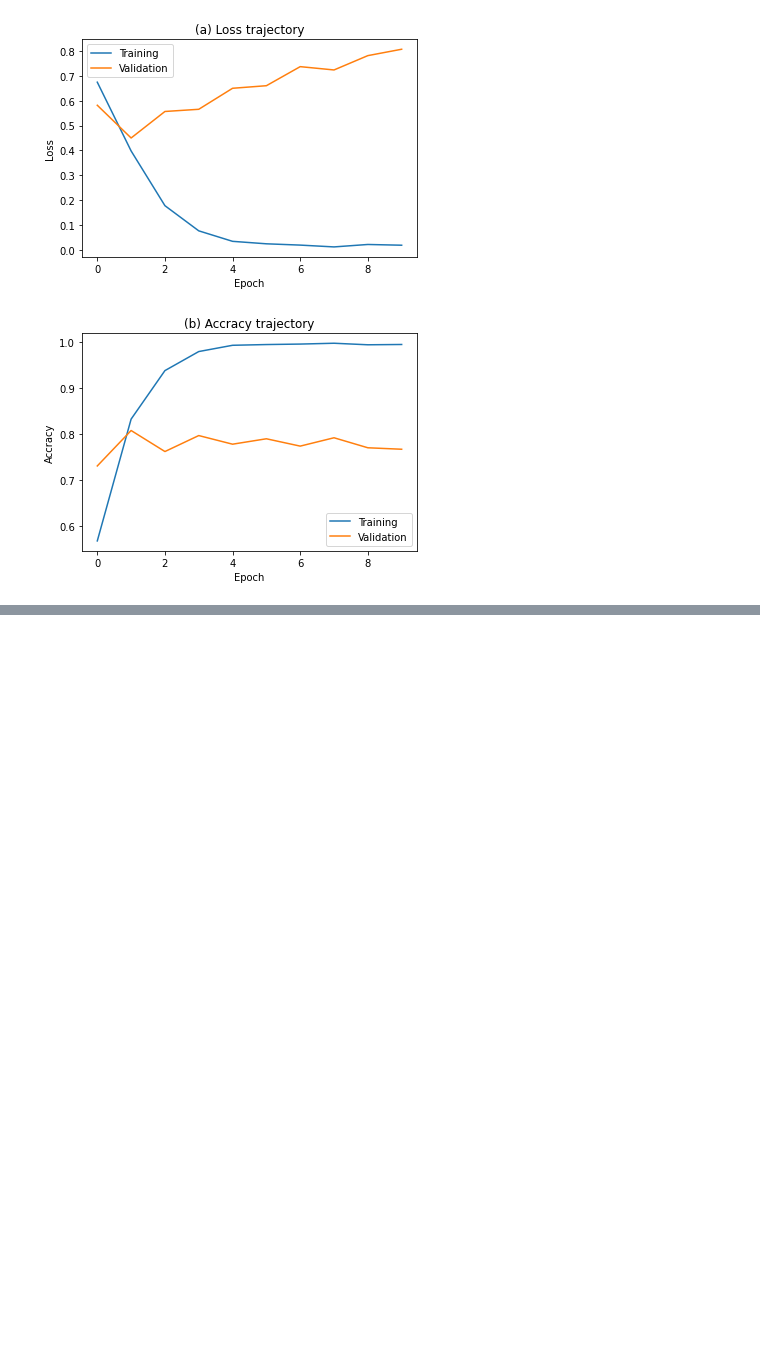
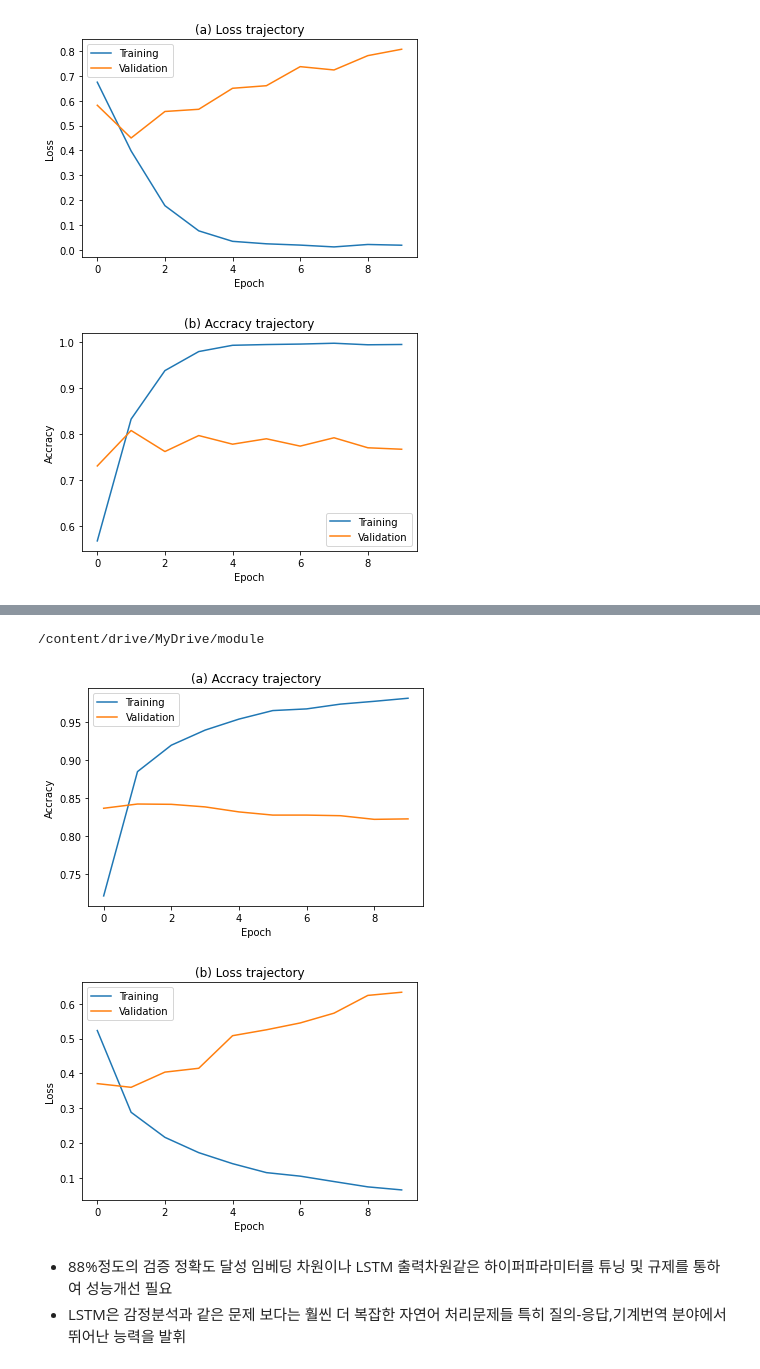
Before and after one commit to ttma333/python, a Jupyter notebook: RNN.ipynb, the cells around one changed output, grey strips where cells are left out. Drawn from its saved outputs; the diff is of its cells as text; code cells hidden in the pictures; blank space fills up the shorter version.

```diff
--- a/RNN.ipynb
+++ b/RNN.ipynb
@@ -203,0 +216,14 @@ skeras.plot_loss_acc(history)
+# %%
+from keras.layers import Embedding
+from keras.models import Sequential
+from keras.layers import LSTM,Dense
+
+model = Sequential()
+model.add(Embedding(max_features,32))
+model.add(LSTM(32))
+model.add(Dense(1,activation='sigmoid'))
+
+model.compile(optimizer='adam',loss='binary_crossentropy',metrics='accuracy')
+model.summary()
+
+history = model.fit(x_train,y_train,validation_split=0.2,batch_size=batch_size,epochs=10)
@@ -203,0 +248,4 @@ skeras.plot_loss_acc(history)
+# %%
+cd/content/drive/MyDrive/module
+# %% [output]
+/content/drive/MyDrive/module
@@ -203,0 +254,8 @@ skeras.plot_loss_acc(history)
+# %%
+skeras.plot_acc_loss(history)
+# %% [output]
+[figure, added]
+[figure, added]
+# %% [markdown]
+- 88%정도의 검증 정확도 달성 임베딩 차원이나 LSTM 출력차원같은 하이퍼파라미터를 튜닝 및 규제를 통하여 성능개선 필요
+- LSTM은 감정분석과 같은 문제 보다는 훨씬 더 복잡한 자연어 처리문제들 특히 질의-응답,기계번역 분야에서 뛰어난 능력을 발휘
```
Also changed, not shown: parts of 5 cells of this notebook.
